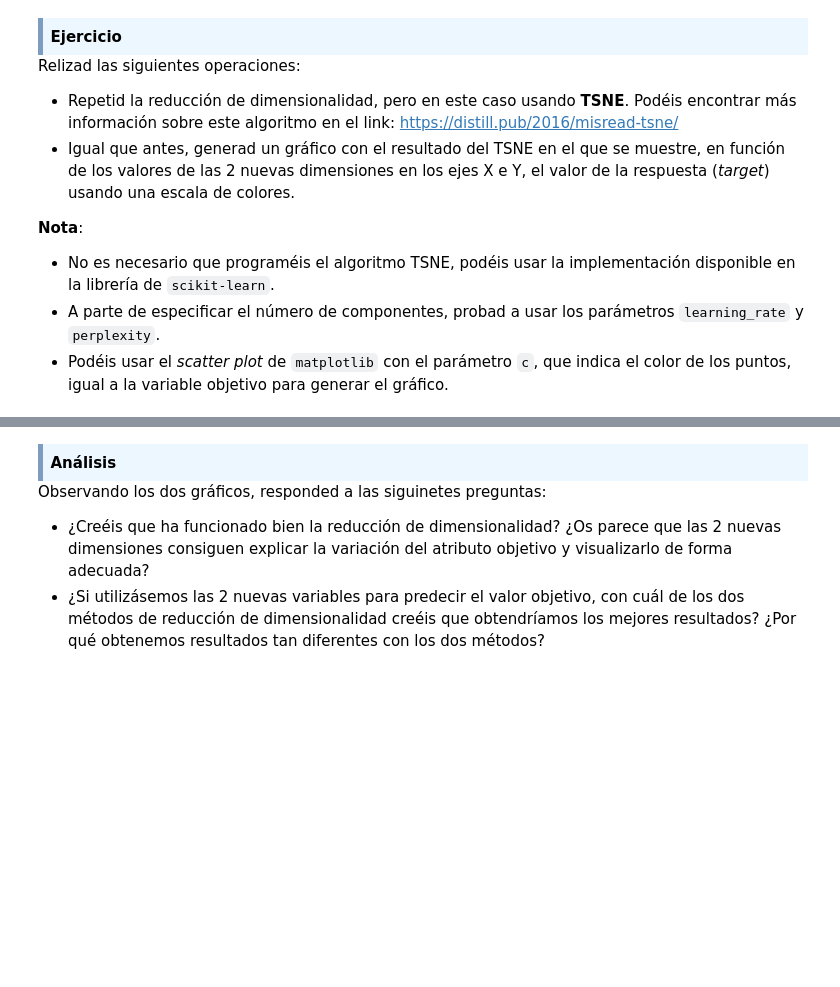
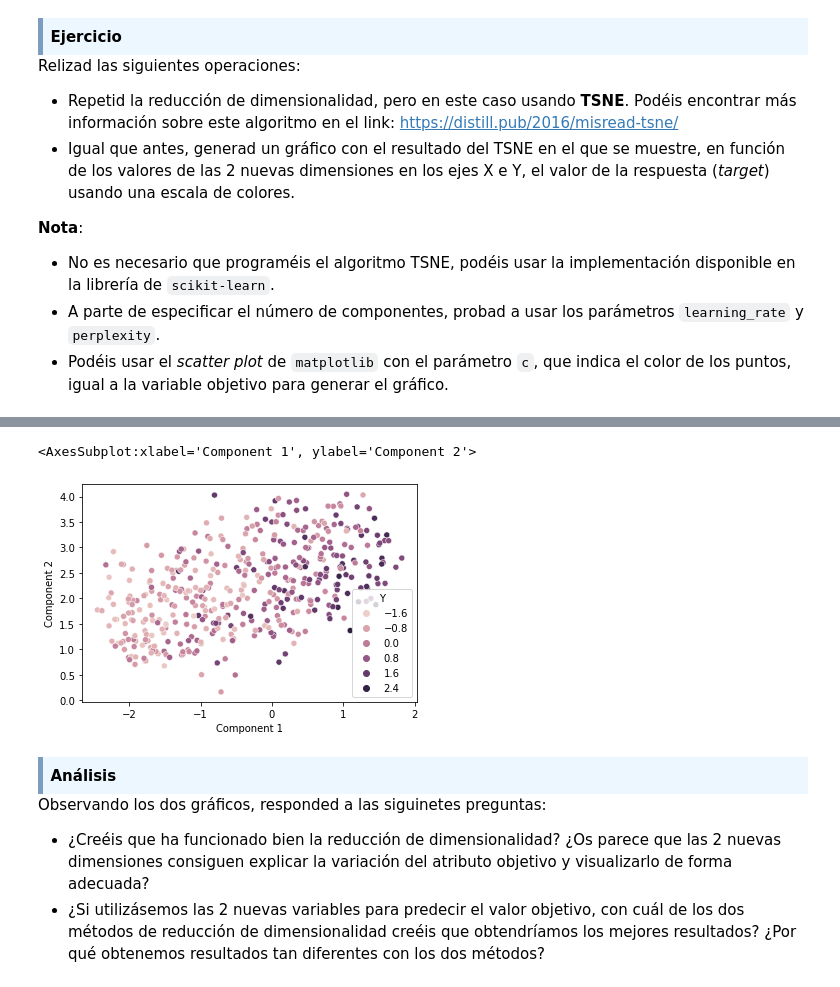
Before and after one commit to angelbujalance/MAME_PEC, a Jupyter notebook: M2.855_20221_PEC1-Enunciado.ipynb, the cells around one changed output, grey strips where cells are left out. Saved outputs shown, nothing was run; the diff lists cells and outputs as text; code cells hidden in the pictures; blank space fills up the shorter version.

```diff
--- a/M2.855_20221_PEC1-Enunciado.ipynb
+++ b/M2.855_20221_PEC1-Enunciado.ipynb
@@ -505,0 +567,5 @@ Relizad las siguientes operaciones:
+# %%
+diab_tsne = TSNE(n_components=2, perplexity=80,
+                learning_rate=900).fit_transform(cuantnorX)
+
+diab_tsne
@@ -505,0 +594,6 @@ Relizad las siguientes operaciones:
+# %%
+# tsne data to dataframe
+
+df_tsne = pd.DataFrame({'Component 1': diab_tsne[:, 0], 'Component 2': diab_tsne[:, 1],
+                        'Y': cuantnor.Y})
+df_tsne.head()
@@ -506,3 +607,9 @@ Relizad las siguientes operaciones:
+# %%
+sns.scatterplot(data=df_tsne, x='Component 1', y='Component 2',
+                    hue='Y')
+# %% [output]
+<AxesSubplot:xlabel='Component 1', ylabel='Component 2'>
+[figure, added]
 # %% [markdown]
 <div style="background-color: #EDF7FF; border-color: #7C9DBF; border-left: 5px solid #7C9DBF; padding: 0.5em;">
 <strong>Análisis</strong>
```
Also changed, not shown: parts of 11 cells of this notebook.
